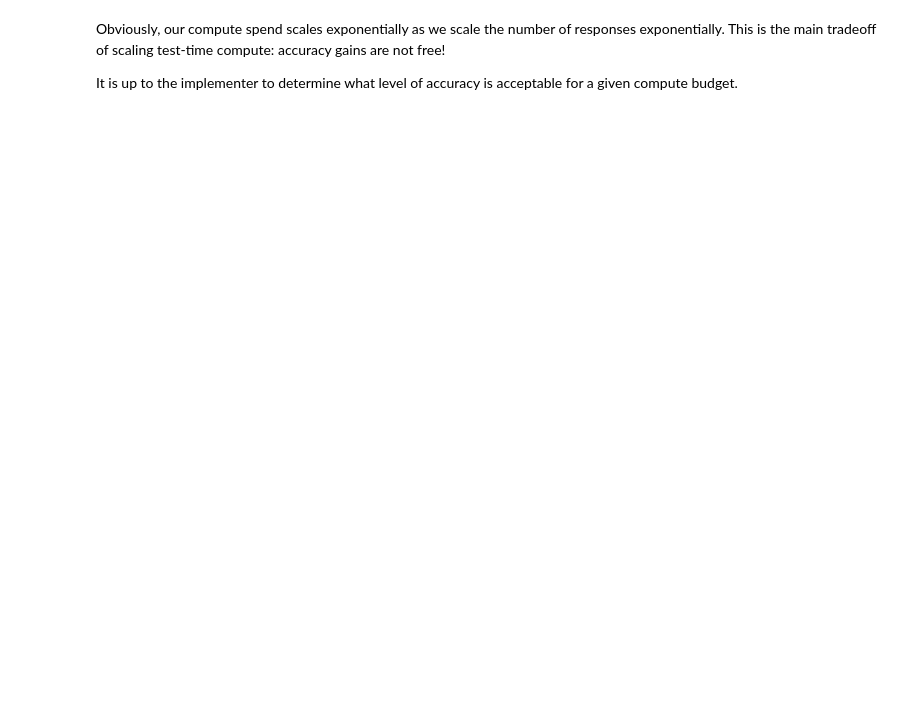
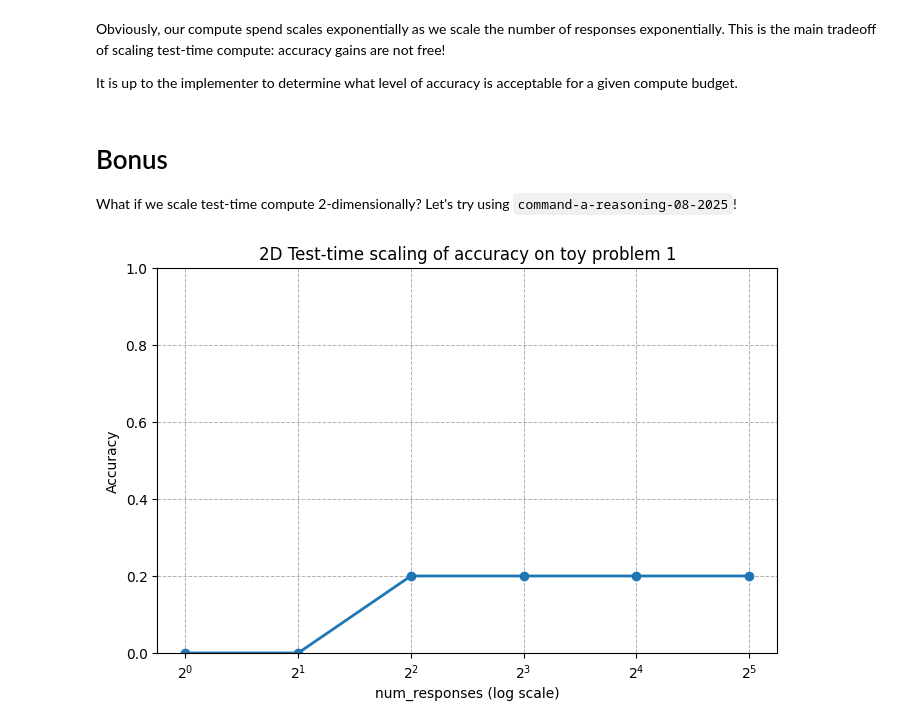
Before and after one commit to cohere-ai/htn-2025-techtalk, a Jupyter notebook: toy_problem.ipynb, the cells around one changed output. Cells and saved outputs as stored; diff of their text form; code cells hidden in the pictures; blank space fills up the shorter version.

```diff
--- a/toy_problem.ipynb
+++ b/toy_problem.ipynb
@@ -347,3 +354,24 @@ plot_log_line(spending_stats, "Compute spend (in $)", "num_responses (log scale)
 Obviously, our compute spend scales exponentially as we scale the number of responses exponentially. This is the main tradeoff of scaling test-time compute: accuracy gains are not free!
 
 It is up to the implementer to determine what level of accuracy is acceptable for a given compute budget.
+# %% [markdown]
+# Bonus
+What if we scale test-time compute 2-dimensionally? Let's try using `command-a-reasoning-08-2025`!
+# %%
+num_responses = 32
+reasoning_ttc_questions = copy.deepcopy(questions)
+run_generation(resume, reasoning_ttc_questions, num_responses, "command-a-reasoning-08-2025", max_workers=16)
+
+stats = []
+
+for n in range(0, 6):
+
+    num_responses = 2**n
+    compute_pass_rate(reasoning_ttc_questions, num_responses)
+    pass_rate = len([q for q in reasoning_ttc_questions if q[f"correctness_best_of_{num_responses}"]["passes"]]) / len(reasoning_ttc_questions)
+
+    stats.append((num_responses, pass_rate))
+# %%
+plot_log_line(stats, "Accuracy", "num_responses (log scale)", "2D Test-time scaling of accuracy on toy problem 1")
+# %% [output]
+[figure, added]
```
Also changed, not shown: parts of 5 cells of this notebook, 8 other files.
